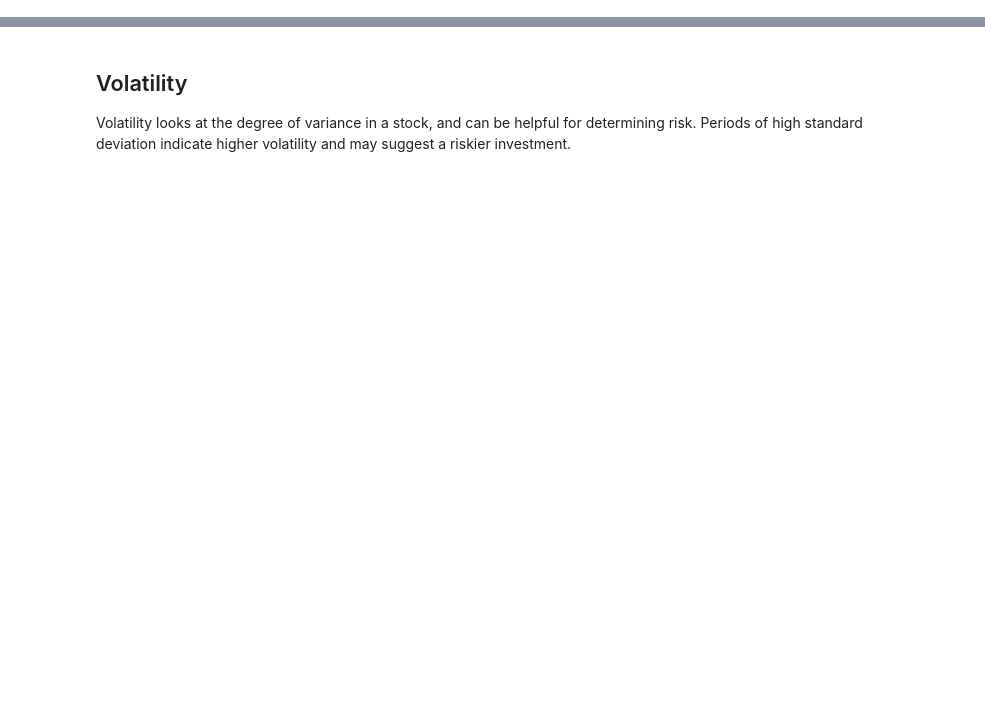
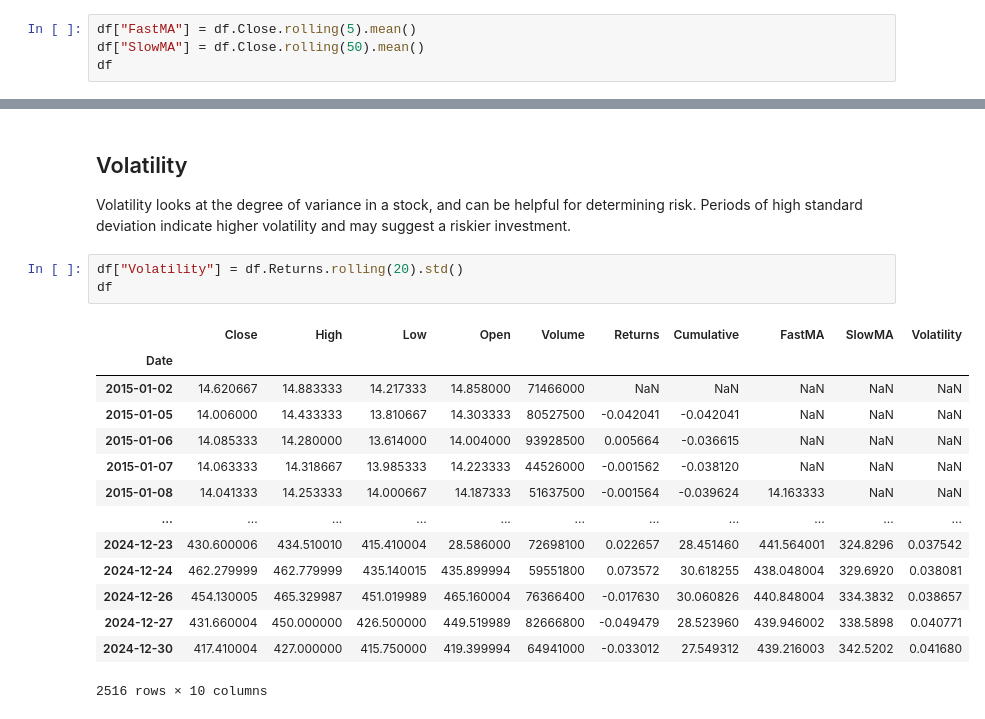
Before and after one commit to Imperial-Business-School/python-for-finance-poonnnt, a Jupyter notebook: 03. Data Analysis.ipynb, the cells around one changed output, grey strips where cells are left out. Drawn from its saved outputs; the diff is of its cells as text; blank space fills up the shorter version.

```diff
--- a/03. Data Analysis.ipynb
+++ b/03. Data Analysis.ipynb
@@ -117,3 +137,7 @@ Moving averages are a different kind of indicator, one that smooths out small va
 A Simple Moving Average (SMA) is one which averages out a price over a specific period. The average is "moving" because when a new day is considered in the period, the oldest date is discarded.
 
 Moving averages can be *fast*, when they cover a short period, or *slow* when they consider a longer period. The longer the period, the more those small variations are smoothed out.
+# %%
+df["FastMA"] = df.Close.rolling(5).mean()
+df["SlowMA"] = df.Close.rolling(50).mean()
+df
@@ -121,3 +160,21 @@ Moving averages can be *fast*, when they cover a short period, or *slow* when th
 ## Volatility
 
 Volatility looks at the degree of variance in a stock, and can be helpful for determining risk. Periods of high standard deviation indicate higher volatility and may suggest a riskier investment.
+# %%
+df["Volatility"] = df.Returns.rolling(20).std()
+df
+# %% [output]
+|  | Close | High | Low | Open | Volume | Returns | Cumulative | FastMA | SlowMA | Volatility |
+| Date |  |  |  |  |  |  |  |  |  |  |
+| 2015-01-02 | 14.620667 | 14.883333 | 14.217333 | 14.858000 | 71466000 | NaN | NaN | NaN | NaN | NaN |
+| 2015-01-05 | 14.006000 | 14.433333 | 13.810667 | 14.303333 | 80527500 | -0.042041 | -0.042041 | NaN | NaN | NaN |
+| 2015-01-06 | 14.085333 | 14.280000 | 13.614000 | 14.004000 | 93928500 | 0.005664 | -0.036615 | NaN | NaN | NaN |
+| 2015-01-07 | 14.063333 | 14.318667 | 13.985333 | 14.223333 | 44526000 | -0.001562 | -0.038120 | NaN | NaN | NaN |
+| 2015-01-08 | 14.041333 | 14.253333 | 14.000667 | 14.187333 | 51637500 | -0.001564 | -0.039624 | 14.163333 | NaN | NaN |
+| ... | ... | ... | ... | ... | ... | ... | ... | ... | ... | ... |
+| 2024-12-23 | 430.600006 | 434.510010 | 415.410004 | 28.586000 | 72698100 | 0.022657 | 28.451460 | 441.564001 | 324.8296 | 0.037542 |
+| 2024-12-24 | 462.279999 | 462.779999 | 435.140015 | 435.899994 | 59551800 | 0.073572 | 30.618255 | 438.048004 | 329.6920 | 0.038081 |
+| 2024-12-26 | 454.130005 | 465.329987 | 451.019989 | 465.160004 | 76366400 | -0.017630 | 30.060826 | 440.848004 | 334.3832 | 0.038657 |
+| 2024-12-27 | 431.660004 | 450.000000 | 426.500000 | 449.519989 | 82666800 | -0.049479 | 28.523960 | 439.946002 | 338.5898 | 0.040771 |
+| 2024-12-30 | 417.410004 | 427.000000 | 415.750000 | 419.399994 | 64941000 | -0.033012 | 27.549312 | 439.216003 | 342.5202 | 0.041680 |
+2516 rows × 10 columns
```
Also changed, not shown: parts of 4 cells of this notebook, 2 other files.
